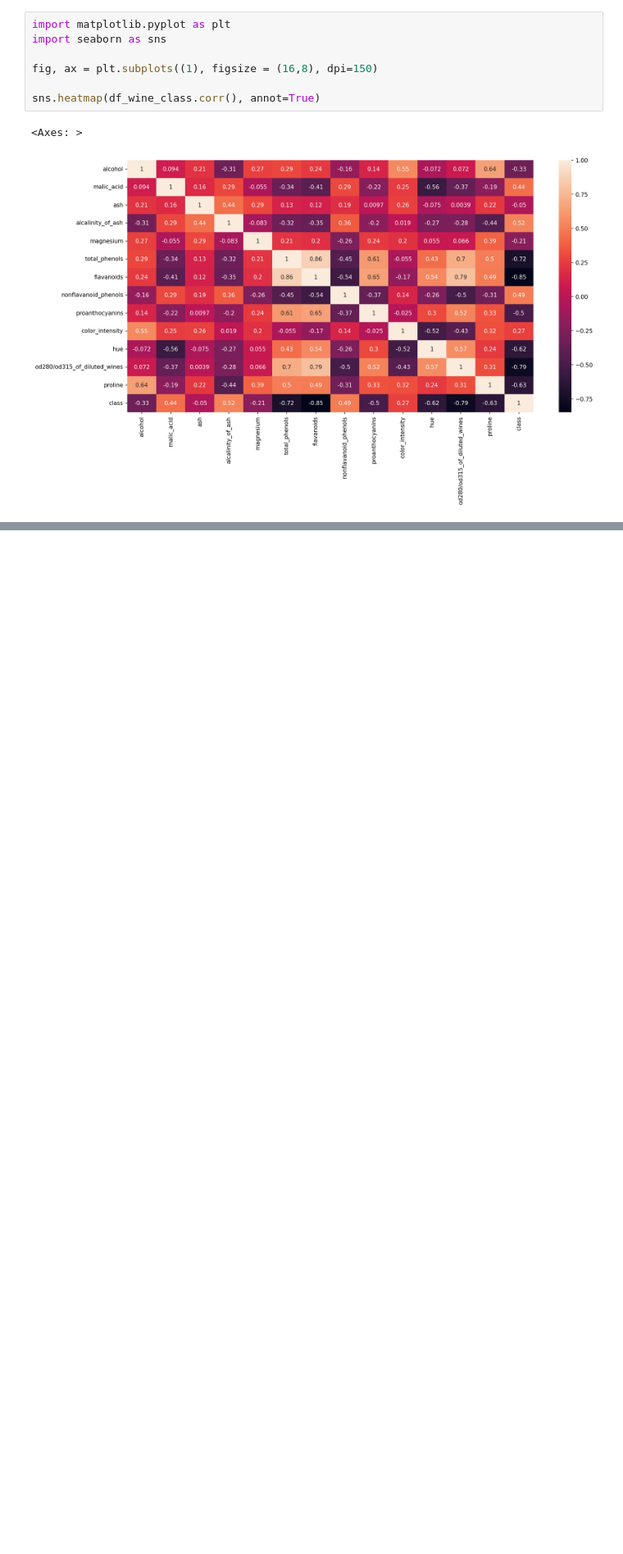
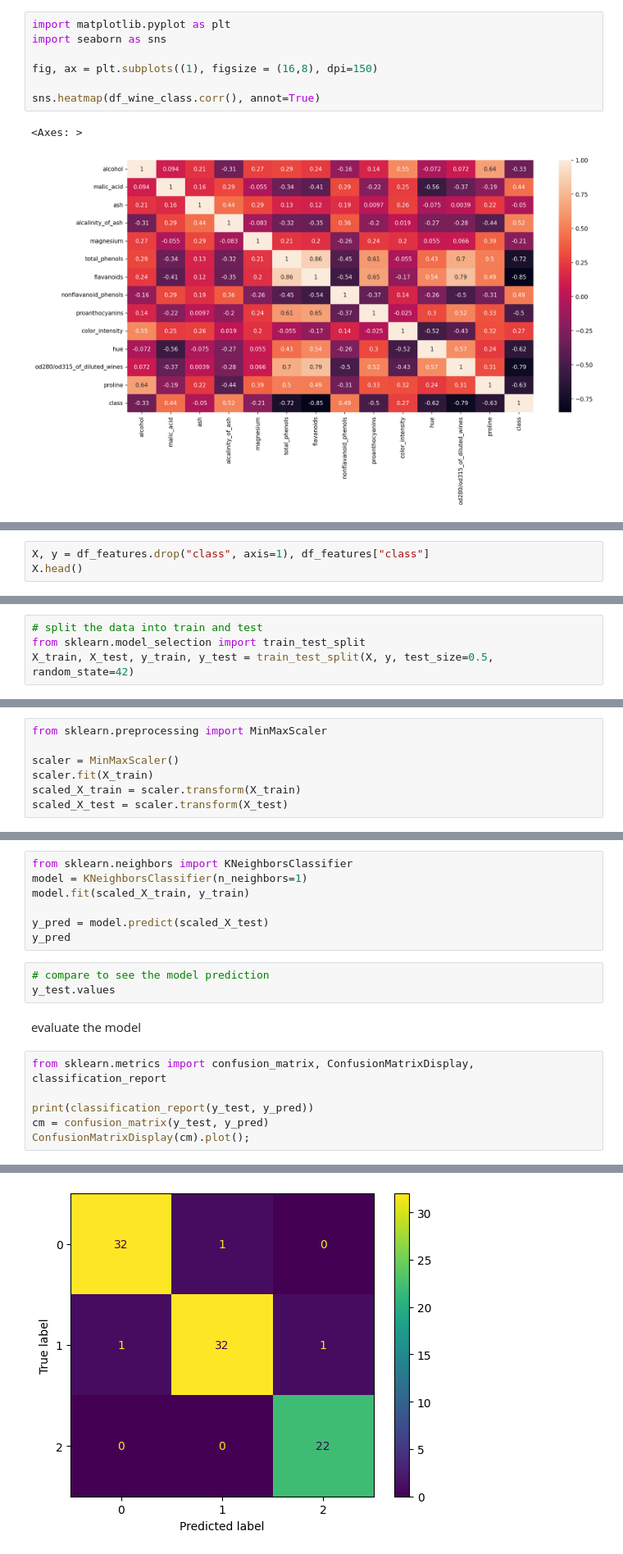
Before and after one commit to aeriesAce/ai_engineering_elvira, a Jupyter notebook: code-alongs/code_along4.ipynb, the cells around one changed output, grey strips where cells are left out. Shown at 82% size. Saved outputs shown, nothing was run; the diff lists cells and outputs as text; blank space fills up the shorter version.

Commit message:
Confusion matrix and classification report

```diff
--- a/code-alongs/code_along4.ipynb
+++ b/code-alongs/code_along4.ipynb
@@ -98,0 +85,3 @@ df_wine_class.drop(["ash","total_phenols", "magnesium"], axis=1)
+# %%
+X, y = df_features.drop("class", axis=1), df_features["class"]
+X.head()
@@ -98,0 +97,4 @@ df_wine_class.drop(["ash","total_phenols", "magnesium"], axis=1)
+# %%
+# split the data into train and test
+from sklearn.model_selection import train_test_split
+X_train, X_test, y_train, y_test = train_test_split(X, y, test_size=0.5, random_state=42)
@@ -98,0 +103,7 @@ df_wine_class.drop(["ash","total_phenols", "magnesium"], axis=1)
+# %%
+from sklearn.preprocessing import MinMaxScaler
+
+scaler = MinMaxScaler()
+scaler.fit(X_train)
+scaled_X_train = scaler.transform(X_train)
+scaled_X_test = scaler.transform(X_test)
@@ -98,0 +119,19 @@ df_wine_class.drop(["ash","total_phenols", "magnesium"], axis=1)
+# %%
+from sklearn.neighbors import KNeighborsClassifier
+model = KNeighborsClassifier(n_neighbors=1)
+model.fit(scaled_X_train, y_train)
+
+y_pred = model.predict(scaled_X_test)
+y_pred
+# %%
+# compare to see the model prediction
+y_test.values
+# %% [markdown]
+evaluate the model
+# %%
+from sklearn.metrics import confusion_matrix, ConfusionMatrixDisplay, classification_report
+
+print(classification_report(y_test, y_pred))
+cm = confusion_matrix(y_test, y_pred)
+ConfusionMatrixDisplay(cm).plot();
+# %% [output]
@@ -98,0 +147 @@ df_wine_class.drop(["ash","total_phenols", "magnesium"], axis=1)
+[figure, added]
```
Also changed, not shown: parts of 7 cells of this notebook.
